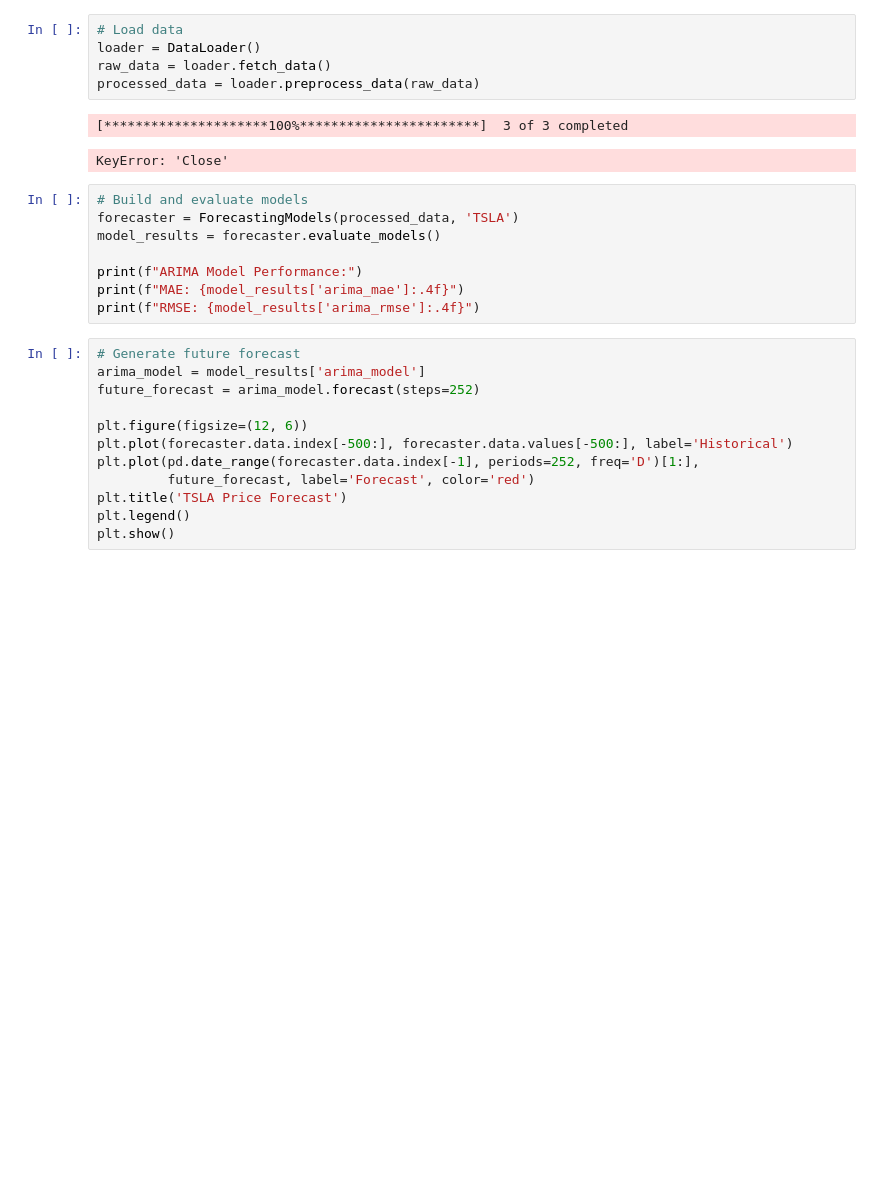
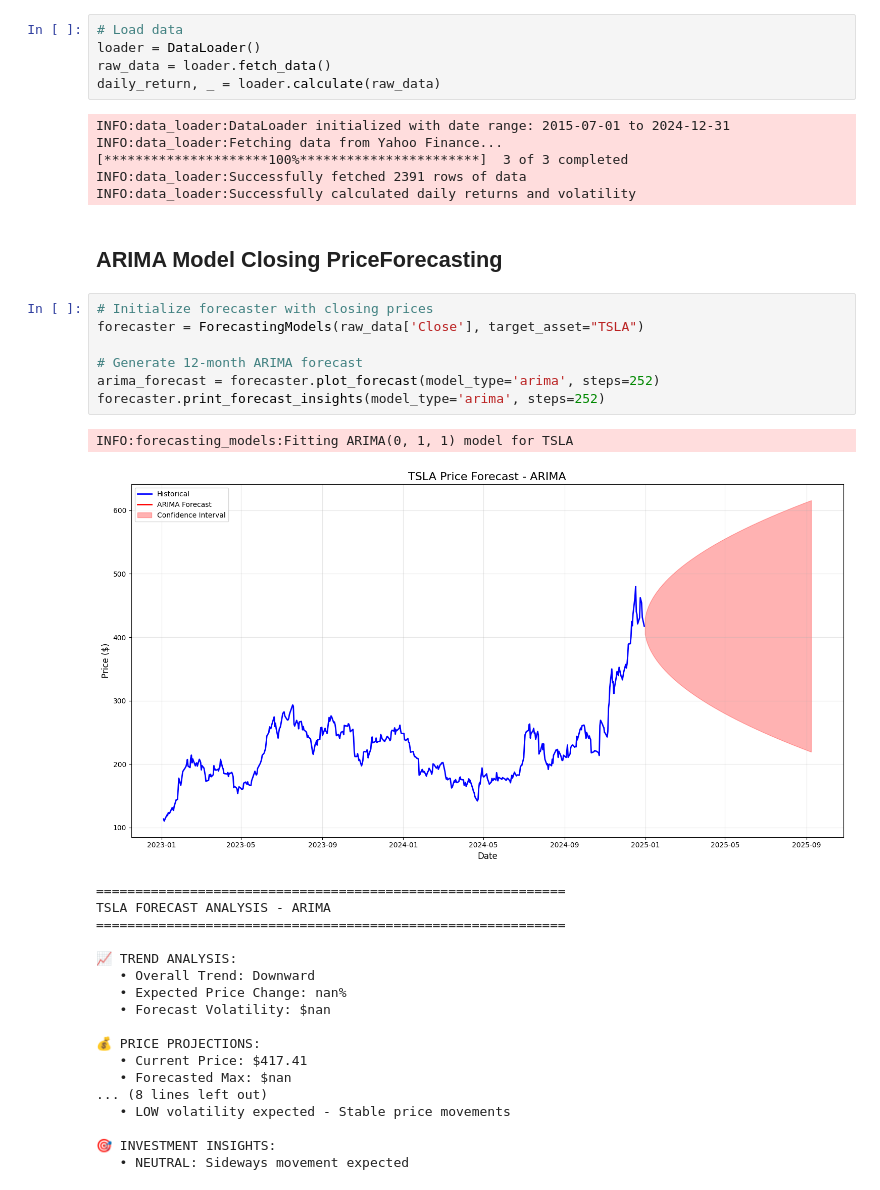
Before and after one commit to Jonepeter/Time-Series-Portfolio-Opt, a Jupyter notebook: notebooks/2_forecasting.ipynb, the cells around one changed output. Cells and saved outputs as stored; diff of their text form; blank space fills up the shorter version.

```diff
--- a/notebooks/2_forecasting.ipynb
+++ b/notebooks/2_forecasting.ipynb
@@ -12,27 +13,39 @@ import matplotlib.pyplot as plt
 # Load data
 loader = DataLoader()
 raw_data = loader.fetch_data()
-processed_data = loader.preprocess_data(raw_data)
+daily_return, _ = loader.calculate(raw_data)
 # %% [output]
+INFO:data_loader:DataLoader initialized with date range: 2015-07-01 to 2024-12-31
+INFO:data_loader:Fetching data from Yahoo Finance...
 [*********************100%***********************]  3 of 3 completed
+INFO:data_loader:Successfully fetched 2391 rows of data
+INFO:data_loader:Successfully calculated daily returns and volatility
-KeyError: 'Close'
-# %%
-# Build and evaluate models
-forecaster = ForecastingModels(processed_data, 'TSLA')
-model_results = forecaster.evaluate_models()
-
-print(f"ARIMA Model Performance:")
-print(f"MAE: {model_results['arima_mae']:.4f}")
-print(f"RMSE: {model_results['arima_rmse']:.4f}")
-# %%
-# Generate future forecast
-arima_model = model_results['arima_model']
-future_forecast = arima_model.forecast(steps=252)
-
-plt.figure(figsize=(12, 6))
-plt.plot(forecaster.data.index[-500:], forecaster.data.values[-500:], label='Historical')
-plt.plot(pd.date_range(forecaster.data.index[-1], periods=252, freq='D')[1:],
-         future_forecast, label='Forecast', color='red')
-plt.title('TSLA Price Forecast')
-plt.legend()
-plt.show()
+# %% [markdown]
+## ARIMA Model Closing PriceForecasting
+# %%
+# Initialize forecaster with closing prices
+forecaster = ForecastingModels(raw_data['Close'], target_asset="TSLA")
+
+# Generate 12-month ARIMA forecast
+arima_forecast = forecaster.plot_forecast(model_type='arima', steps=252)
+forecaster.print_forecast_insights(model_type='arima', steps=252)
+# %% [output]
+INFO:forecasting_models:Fitting ARIMA(0, 1, 1) model for TSLA
+[figure, added]
+============================================================
+TSLA FORECAST ANALYSIS - ARIMA
+============================================================
+
+📈 TREND ANALYSIS:
+   • Overall Trend: Downward
+   • Expected Price Change: nan%
+   • Forecast Volatility: $nan
+
+💰 PRICE PROJECTIONS:
+   • Current Price: $417.41
+   • Forecasted Max: $nan
+... (8 lines left out)
+   • LOW volatility expected - Stable price movements
+
+🎯 INVESTMENT INSIGHTS:
+   • NEUTRAL: Sideways movement expected
```
Also changed, not shown: parts of 16 cells of this notebook.
